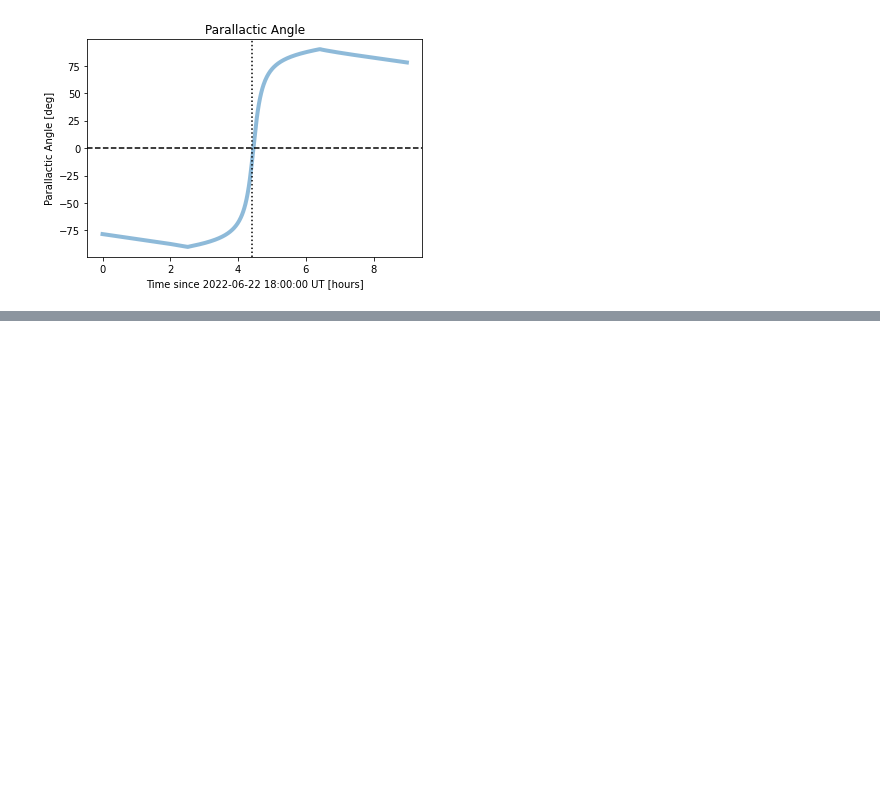
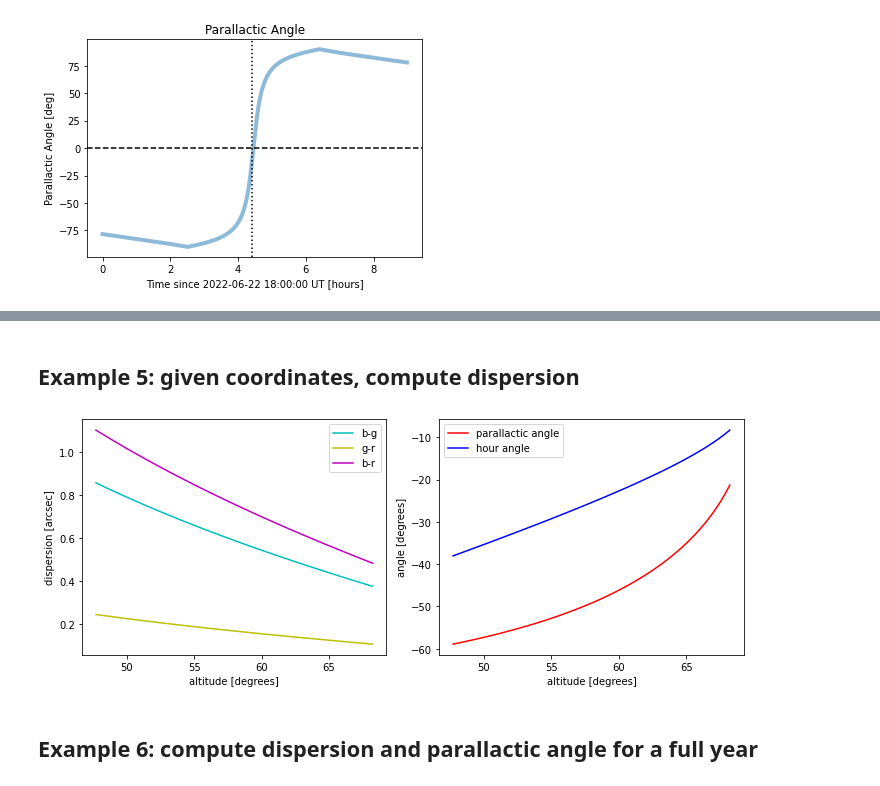
Before and after one commit to ryanhofmann/atm-dispersion, a Jupyter notebook: Dispersion_examples.ipynb, the cells around one changed output, grey strips where cells are left out. Cells and saved outputs as stored; diff of their text form; code cells hidden in the pictures; blank space fills up the shorter version.

```diff
--- a/Dispersion_examples.ipynb
+++ b/Dispersion_examples.ipynb
@@ -205,0 +253,43 @@ noon_values = (dispersion_relative[noon_idx], parallactic_angle[noon_idx])
+# %% [markdown]
+## Example 5: given coordinates, compute dispersion
+# %%
+# We can also use the coordinates directly; in this case, we'll use altitude and azimuth.
+# This is particularly time-efficient if you're working with massive datasets.
+# For the purpose of illustration, let's use the coordinates from the previous example.
+altitude = coords['altitude (degrees)']
+azimuth = coords['azimuth (degrees)']
+
+# Calculate atmospheric refraction
+refraction, times, coords = adm.atmospheric_refraction(wavelengths,
+                                                       times,
+                                                       input_alt=altitude,
+                                                       input_az=azimuth,
+                                                       air_pressure=atm_conditions['pressure'],
+                                                       air_temp=atm_conditions['temp'],
+                                                       humidity=atm_conditions['humidity'],
+                                                       co2_conc=atm_conditions['co2_conc'],
+                                                       observer_location=observing_loc,
+                                                       verbose=0)
+dispersion = -np.diff(refraction['refraction_mag (arcsec)'], axis=1)
+par_ang = refraction['parallactic_angle (degrees)']
+
+# Let's see how the dispersion varies with altitude this time.
+plt.figure(figsize=(10,4))
+plt.subplot(121)
+plt.plot(altitude, dispersion[:,0], '-c', label='b-g')
+plt.plot(altitude, dispersion[:,1], '-y', label='g-r')
+plt.plot(altitude, np.sum(dispersion, axis=1), '-m', label='b-r')
+plt.xlabel('altitude [degrees]')
+plt.ylabel('dispersion [arcsec]')
+plt.legend()
+plt.subplot(122)
+plt.plot(altitude, par_ang, '-r', label='parallactic angle')
+plt.plot(altitude, coords['hour angle (degrees)'], '-b', label='hour angle')
+plt.xlabel('altitude [degrees]')
+plt.ylabel('angle [degrees]')
+plt.legend()
+plt.tight_layout()
+# %% [output]
+[figure, added]
+# %% [markdown]
+## Example 6: compute dispersion and parallactic angle for a full year
```
Also changed, not shown: parts of 5 cells of this notebook, 1 other file.
